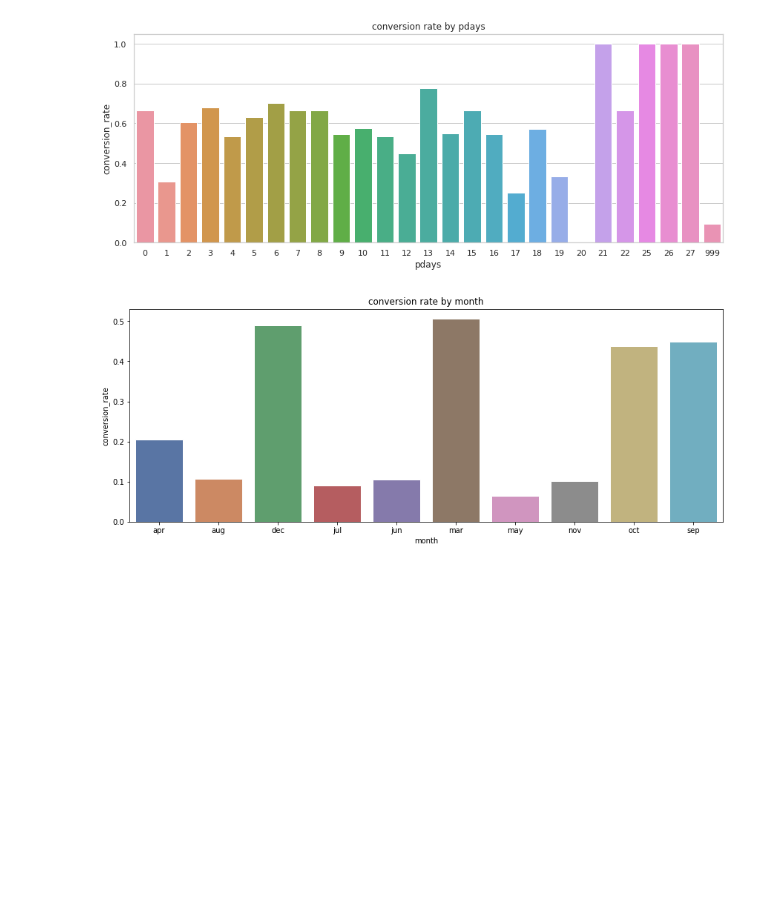
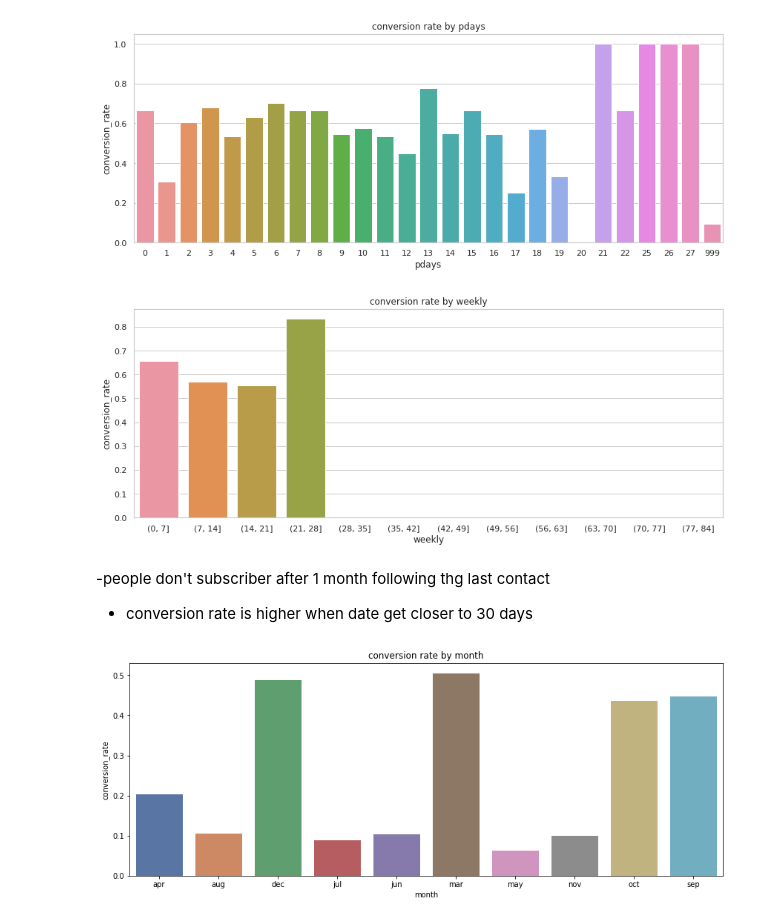
Before and after one commit to ShawnLiu119/Bank-Marketing_Clas-Clus-AppDev, a Jupyter notebook: BankMkt_EDA.ipynb, the cells around one changed output. Cells and saved outputs as stored; diff of their text form; code cells hidden in the pictures; blank space fills up the shorter version.

```diff
--- a/BankMkt_EDA.ipynb
+++ b/BankMkt_EDA.ipynb
@@ -154,3 +141,10 @@ conversion_bar('')
+# %%
+conversion_bar('weekly')
+# %% [output]
+[figure, added]
+# %% [markdown]
+-people don't subscriber after 1 month following thg last contact
+- conversion rate is higher when date get closer to 30 days
 # %%
 conversion_bar('month')
 # %% [output]
```
Also changed, not shown: parts of 8 cells of this notebook.
